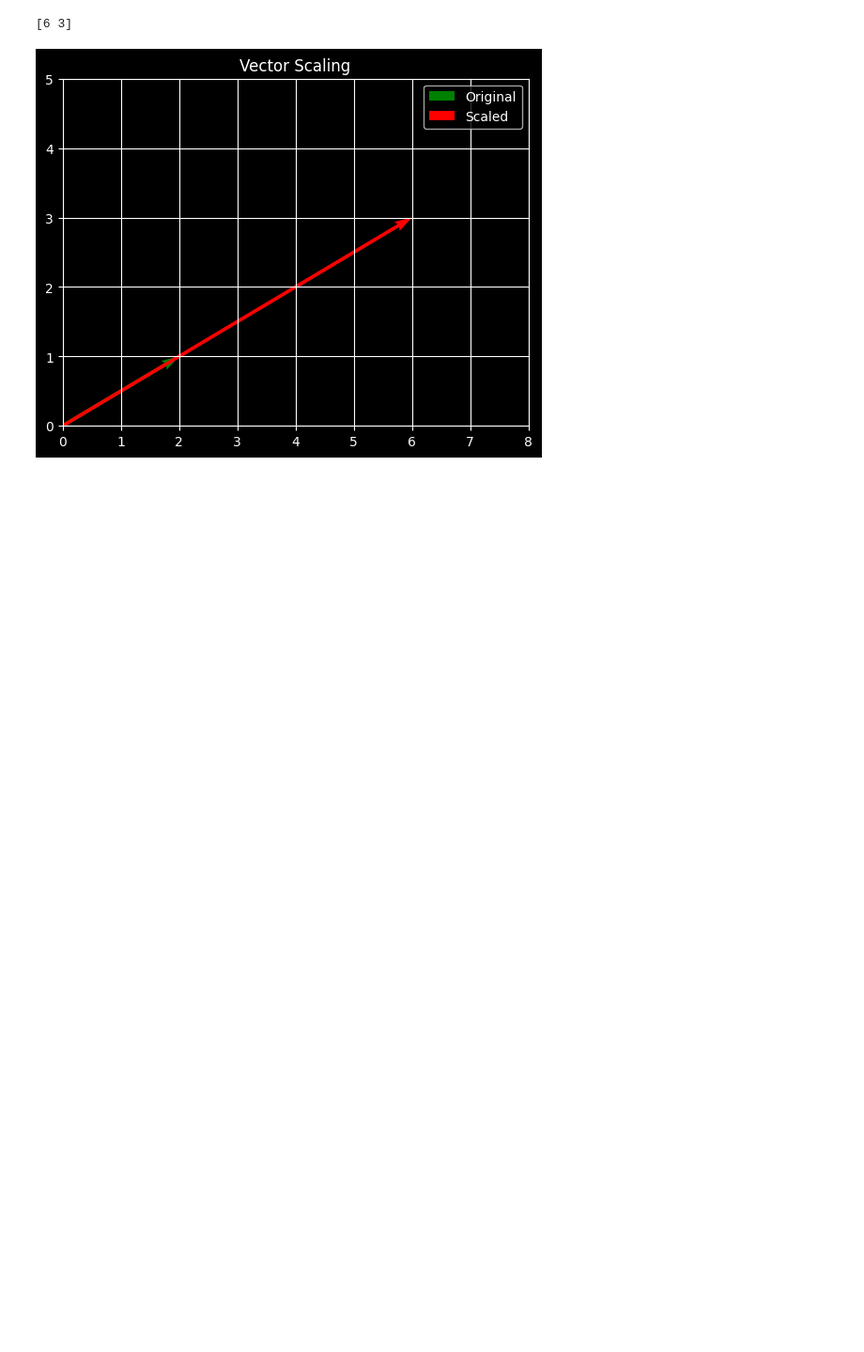
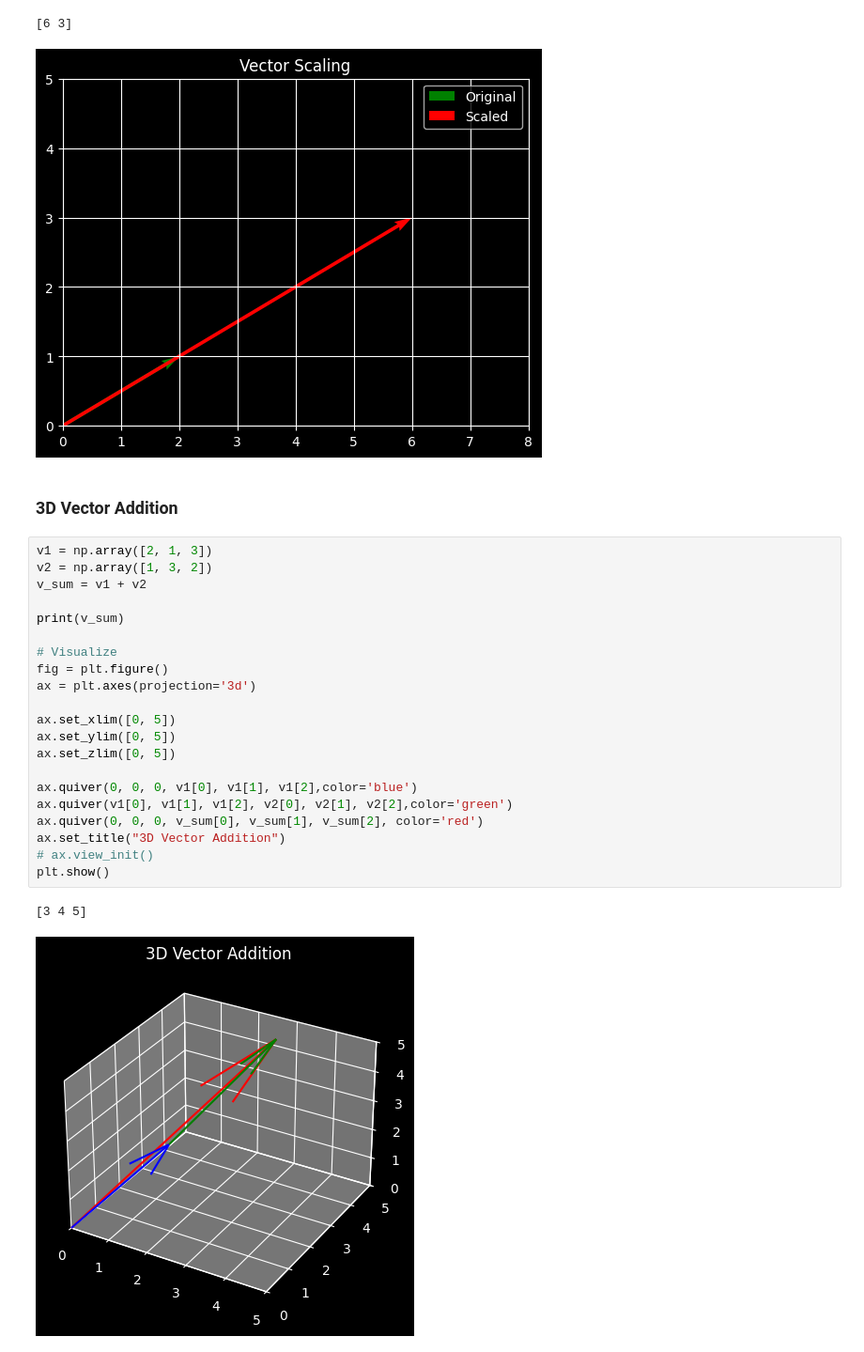
Before and after one commit to safinmahesania/AI-Journey, a Jupyter notebook: 02 Linear Algebra for Machine Learning/linear_algebra.ipynb, the cells around one changed output. Shown at 94% size. Saved outputs shown, nothing was run; the diff lists cells and outputs as text; blank space fills up the shorter version.

Commit message:
3D Vector Addition 3D Vector Scaling

```diff
--- a/02 Linear Algebra for Machine Learning/linear_algebra.ipynb
+++ b/02 Linear Algebra for Machine Learning/linear_algebra.ipynb
@@ -86,3 +86,29 @@ plt.show()
 # %% [output]
 [6 3]
 [figure]
+# %% [markdown]
+### 3D Vector Addition
+# %%
+v1 = np.array([2, 1, 3])
+v2 = np.array([1, 3, 2])
+v_sum = v1 + v2
+
+print(v_sum)
+
+# Visualize
+fig = plt.figure()
+ax = plt.axes(projection='3d')
+
+ax.set_xlim([0, 5])
+ax.set_ylim([0, 5])
+ax.set_zlim([0, 5])
+
+ax.quiver(0, 0, 0, v1[0], v1[1], v1[2],color='blue')
+ax.quiver(v1[0], v1[1], v1[2], v2[0], v2[1], v2[2],color='green')
+ax.quiver(0, 0, 0, v_sum[0], v_sum[1], v_sum[2], color='red')
+ax.set_title("3D Vector Addition")
+# ax.view_init()
+plt.show()
+# %% [output]
+[3 4 5]
+[figure, added]
```
Also changed, not shown: parts of 4 cells of this notebook.
